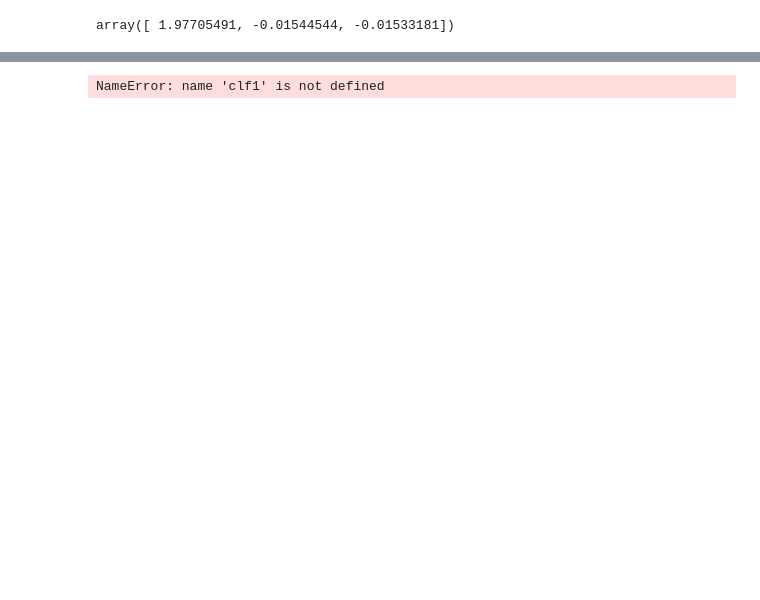
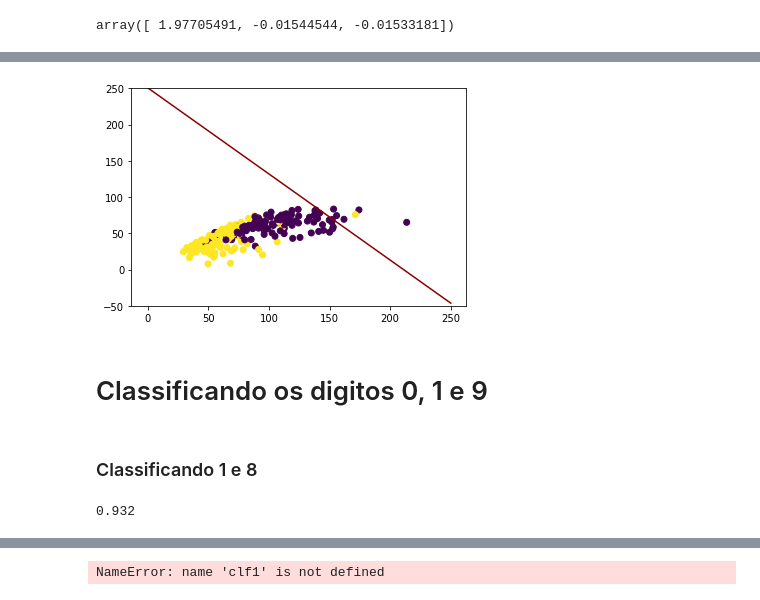
Before and after one commit to italonicacio/ml-project-digit-recognition, a Jupyter notebook: src/digit_classifier.ipynb, the cells around one changed output, grey strips where cells are left out. Cells and saved outputs as stored; diff of their text form; code cells hidden in the pictures; blank space fills up the shorter version.

```diff
--- a/src/digit_classifier.ipynb
+++ b/src/digit_classifier.ipynb
@@ -87,3 +23,14 @@ class LinearRegression:
+# %%
+def PrintPlot(x, y, w):
+    plt.scatter(x[:, 0], x[:, 1], c=list(np.sign(y).ravel()) )
+    x = np.linspace(-1, 250, 1000)
+
+
+    size = 250
+    plt.ylim(-50, size)
+
+
+    plt.plot(x, (-w[0] - w[1]*x) / w[2], color='darkred')
 # %%
 directory = '../data/filtered_digit_dataset/'
 filename_x_test = '1x5_x_test.txt'
@@ -110,5 +59,5 @@ y_train_1x5 = y_train_1x5[:size_train]
 # %%
 clf = PocketPLA()
-clf.fit(x_train_1x5, y_train_1x5, max_iter=500)
+clf.fit(x_train_1x5, y_train_1x5, max_iter=100)
 predict_y = clf.predict(x_test_1x5)
 w = clf.get_w()
@@ -156,6 +95,6 @@ plt.plot(x, (-w[0] - w[1]*x) / w[2], color='darkred')
 # %%
 clf = LinearRegression()
-clf.execute(x_train_1x5, y_train_1x5)
+clf.fit(x_train_1x5, y_train_1x5)
 predict_y = clf.predict(x_test_1x5)
 w = clf.get_w()
 # %%
@@ -245,11 +110,11 @@ class LogisticRegression:
 # %%
-clf = LogisticRegression(tmax=50000)
+clf = LogisticRegression(tmax=50000, batch_size=32)
 clf.fit(x_train_1x5, y_train_1x5)
 predict_y = clf.predict(x_test_1x5)
 predict_y_prob = clf.predict_prob(x_test_1x5)
 
 
-w = clf.getW()
+w = clf.get_w()
 # %%
 print(classification_report(y_test_1x5, predict_y))
 print(confusion_matrix(y_test_1x5, predict_y))
@@ -267,0 +133,6 @@ weighted avg       0.85      0.85      0.85       250
+# %%
+PrintPlot(x_test_1x5, y_test_1x5, w)
+# %% [output]
+[figure, added]
+# %% [markdown]
+# Classificando os digitos 0, 1 e 9
@@ -267,0 +176,14 @@ weighted avg       0.85      0.85      0.85       250
+# %% [markdown]
+### Classificando 1 e 8
+# %%
+clf = LinearRegression()
+# clf = LogisticRegression(tmax=50000)
+# clf.fit(x_train_A, y_train_A, max_iter=200)
+clf.fit(x_train_A, y_train_A)
+predict_y = clf.predict(x_test_A)
+print(clf.score(x_test_A, y_test_A))
+w = clf.get_w()
+
+W_.append(w)
+# %% [output]
+0.932
```
Also changed, not shown: parts of 34 cells of this notebook, 7 other files.
